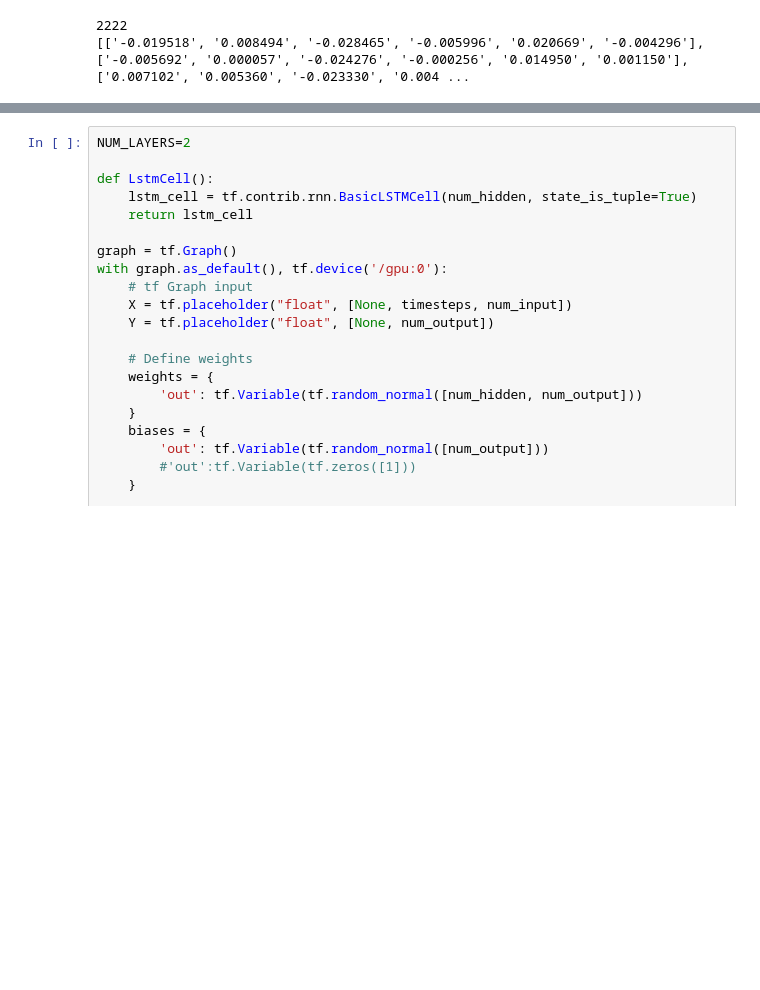
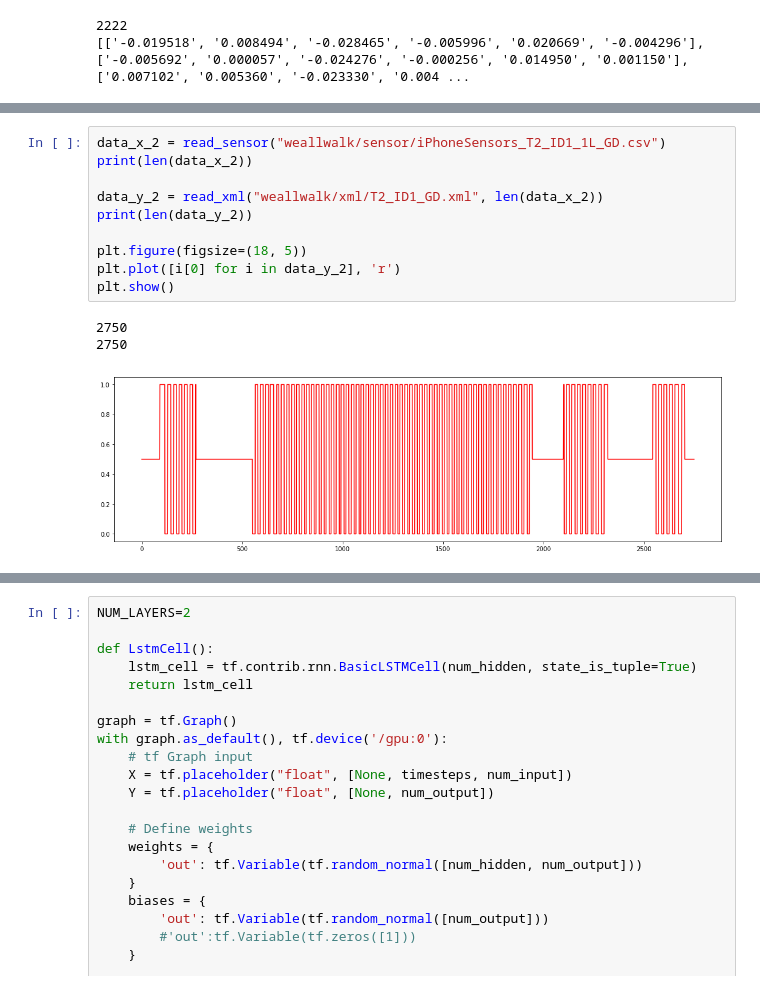
Before and after one commit to czyi/StepCounting, a Jupyter notebook: lstm_error_metric.ipynb, the cells around one changed output, grey strips where cells are left out. Cells and saved outputs as stored; diff of their text form; blank space fills up the shorter version.

```diff
--- a/lstm_error_metric.ipynb
+++ b/lstm_error_metric.ipynb
@@ -33,0 +91,14 @@ def read_sensor(filename):
+# %%
+data_x_2 = read_sensor("weallwalk/sensor/iPhoneSensors_T2_ID1_1L_GD.csv")
+print(len(data_x_2))
+
+data_y_2 = read_xml("weallwalk/xml/T2_ID1_GD.xml", len(data_x_2))
+print(len(data_y_2))
+
+plt.figure(figsize=(18, 5))
+plt.plot([i[0] for i in data_y_2], 'r')
+plt.show()
+# %% [output]
+2750
+2750
+[figure, added]
```
Also changed, not shown: parts of 30 cells of this notebook, 18 other files.
